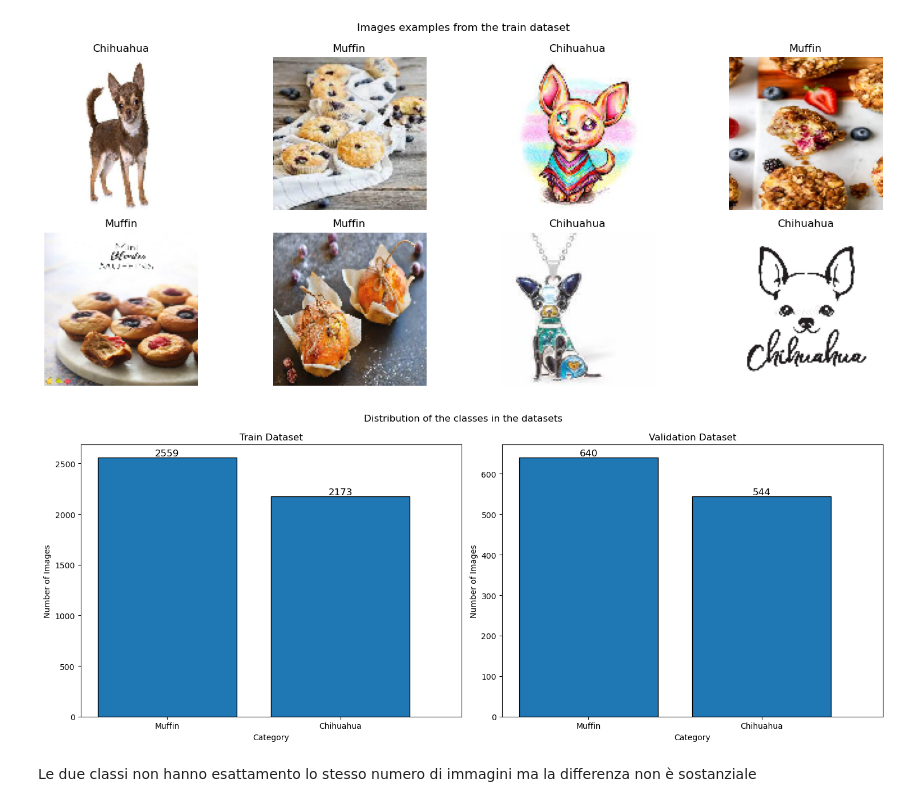
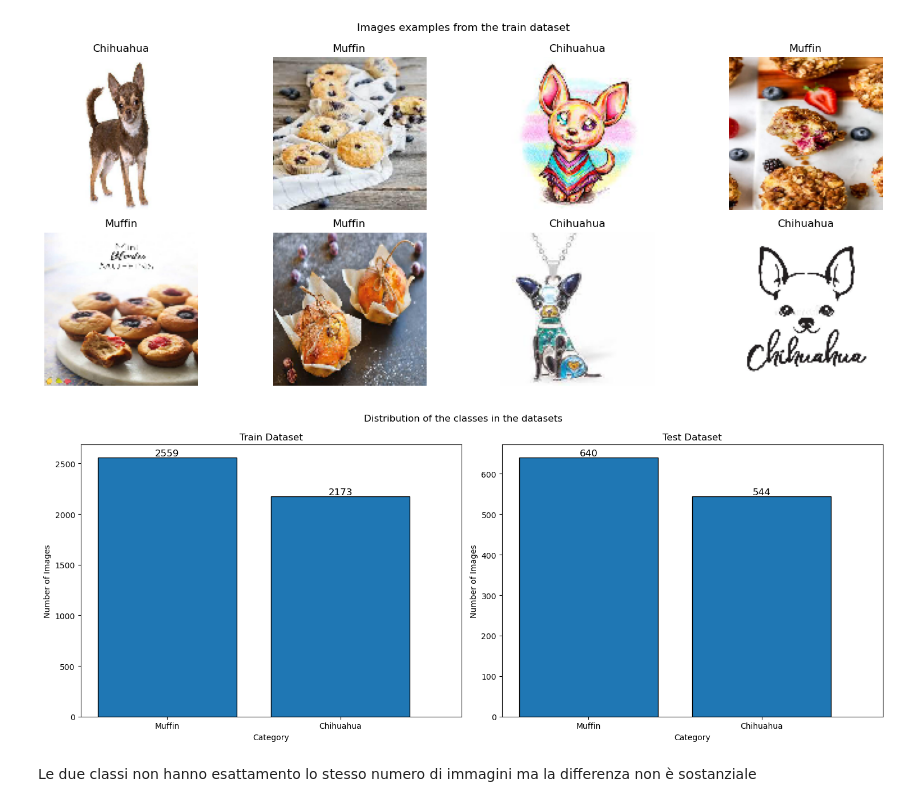
Before and after one commit to lorenzoesposito2/ML_exam, a Jupyter notebook: exam_notebook.ipynb, the cells around one changed output. Drawn from its saved outputs; the diff is of its cells as text; code cells hidden in the pictures.

```diff
--- a/exam_notebook.ipynb
+++ b/exam_notebook.ipynb
@@ -77,35 +77,35 @@ plt.show()
 # %%
 fig, axes = plt.subplots(1, 2, figsize=(15, 6))
 
 # Train dataset histogram
 n_train, bins_train, patches_train = axes[0].hist(train_labels, bins=2, edgecolor='black', width=0.4)
 axes[0].set_title('Train Dataset')
 axes[0].set_xticks([0.2, 0.7])
 axes[0].set_xticklabels(['Muffin', 'Chihuahua'])
 axes[0].set_xlabel('Category')
 axes[0].set_ylabel('Number of Images')
 
 # Annotate the heights of the bins
 for i in range(len(n_train)):
     axes[0].annotate(str(int(n_train[i])), xy=(bins_train[i] + 0.2, n_train[i]), ha='center', va='bottom', fontsize=12)
 
 # Validation dataset histogram
 n_val, bins_val, patches_val = axes[1].hist(val_labels, bins=2, edgecolor='black', width=0.4)
-axes[1].set_title('Validation Dataset')
+axes[1].set_title('Test Dataset')
 axes[1].set_xticks([0.2, 0.7])
 axes[1].set_xticklabels(['Muffin', 'Chihuahua'])
 axes[1].set_xlabel('Category')
 axes[1].set_ylabel('Number of Images')
 
 # Annotate the heights
 for i in range(len(n_val)):
     axes[1].annotate(str(int(n_val[i])), xy=(bins_val[i] + 0.2, n_val[i]), ha='center', va='bottom', fontsize=12)
 
 plt.suptitle('Distribution of the classes in the datasets')
 plt.tight_layout()
 plt.show()
 # %% [output]
-[figure, old version]
+[figure, new version]
 # %% [markdown]
 Le due classi non hanno esattamento lo stesso numero di immagini ma la differenza non è sostanziale
 # %% [markdown]
```
Also changed, not shown: parts of 3 cells of this notebook.
